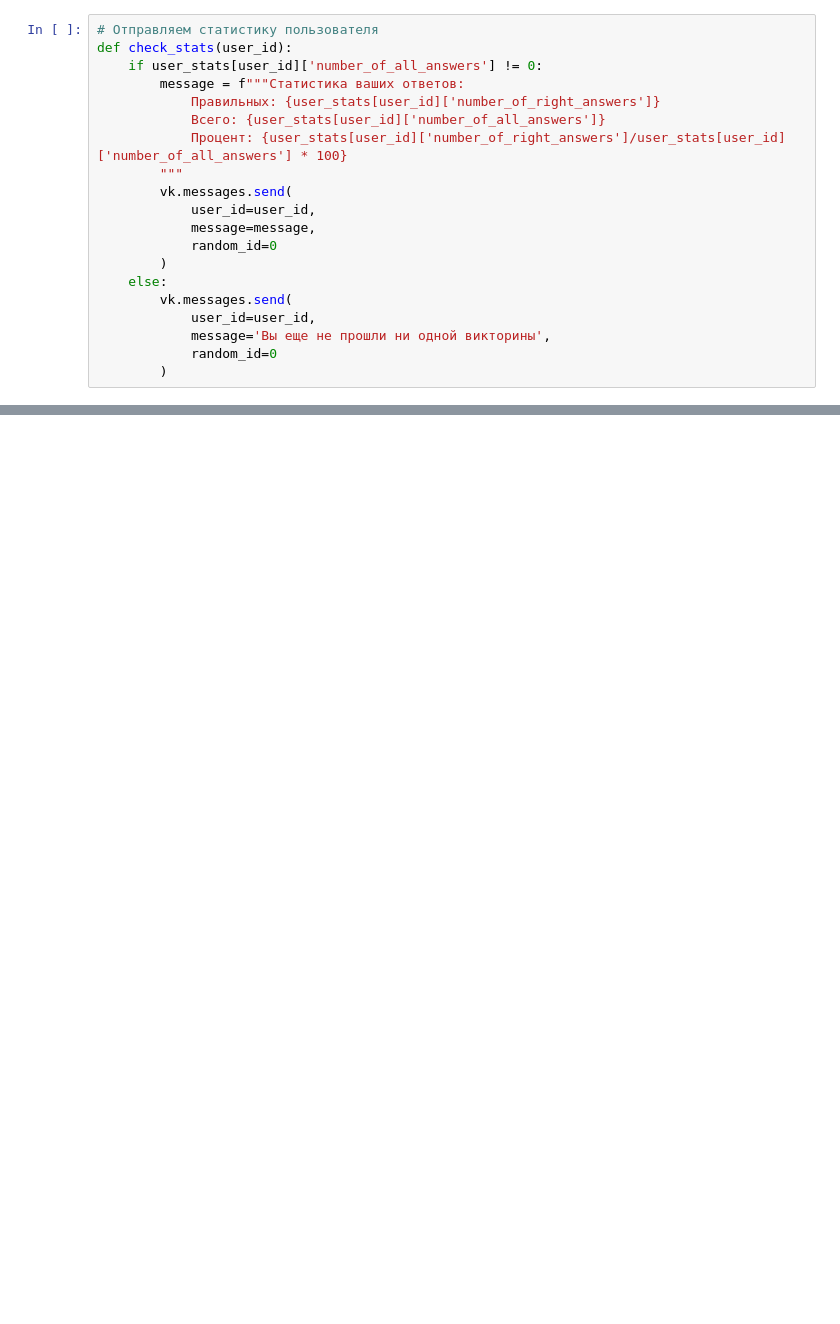
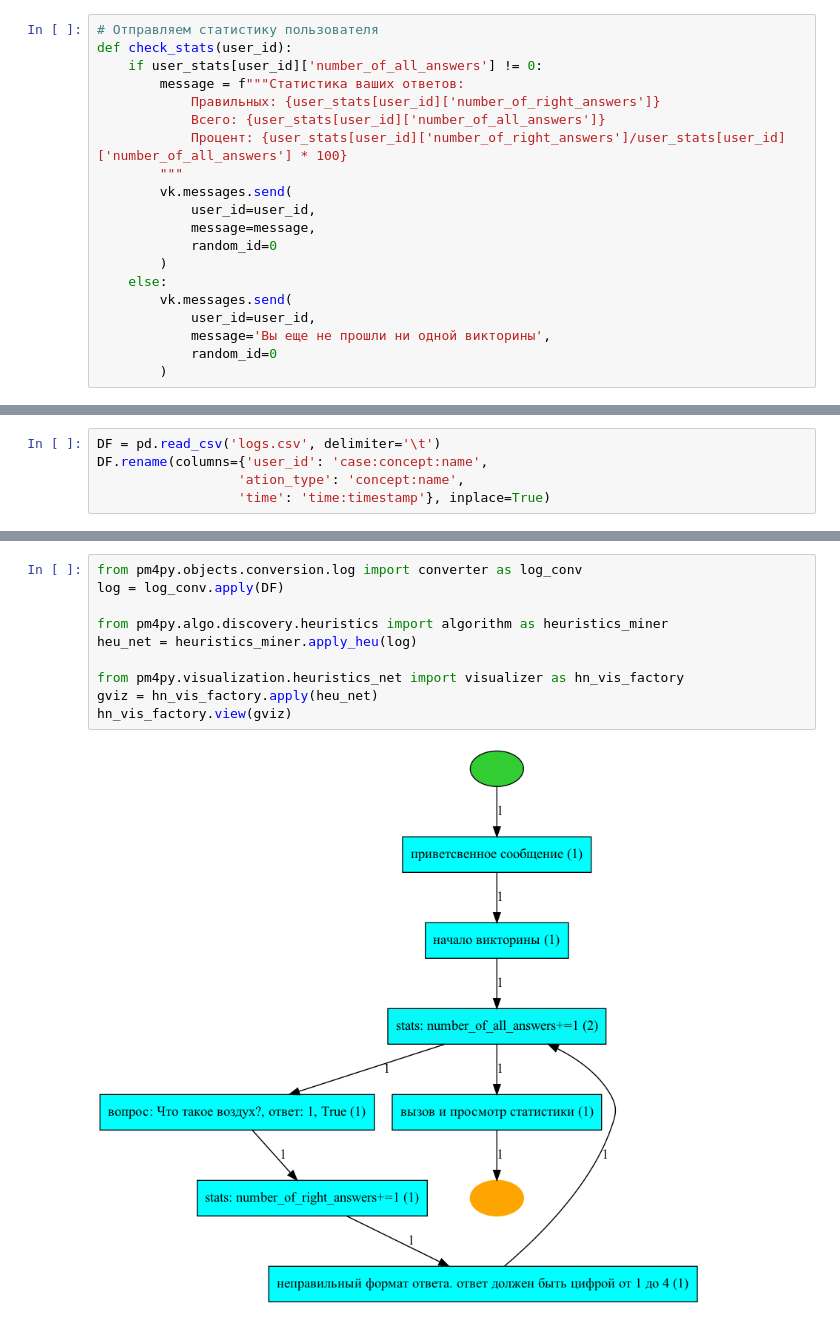
Before and after one commit to sashaboriskin/university_data_analisys, a Jupyter notebook: 3_lesson/vk_bot.ipynb, the cells around one changed output, grey strips where cells are left out. Cells and saved outputs as stored; diff of their text form; blank space fills up the shorter version.

```diff
--- a/3_lesson/vk_bot.ipynb
+++ b/3_lesson/vk_bot.ipynb
@@ -156,0 +202,5 @@ for event in longpoll.listen():
+# %%
+DF = pd.read_csv('logs.csv', delimiter='\t')
+DF.rename(columns={'user_id': 'case:concept:name',
+                  'ation_type': 'concept:name',
+                  'time': 'time:timestamp'}, inplace=True)
@@ -156,0 +220,12 @@ for event in longpoll.listen():
+# %%
+from pm4py.objects.conversion.log import converter as log_conv
+log = log_conv.apply(DF)
+
+from pm4py.algo.discovery.heuristics import algorithm as heuristics_miner
+heu_net = heuristics_miner.apply_heu(log)
+
+from pm4py.visualization.heuristics_net import visualizer as hn_vis_factory
+gviz = hn_vis_factory.apply(heu_net)
+hn_vis_factory.view(gviz)
+# %% [output]
+[figure, added]
```
Also changed, not shown: parts of 8 cells of this notebook, 3 other files.
